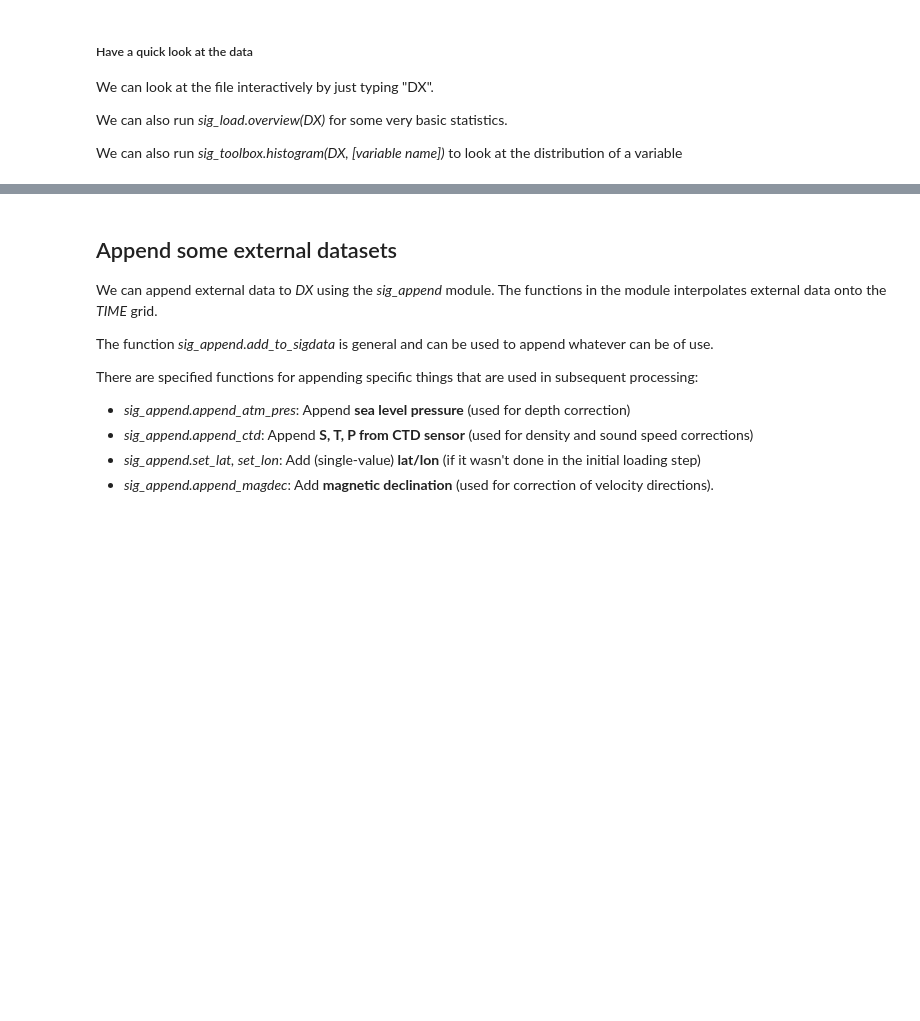
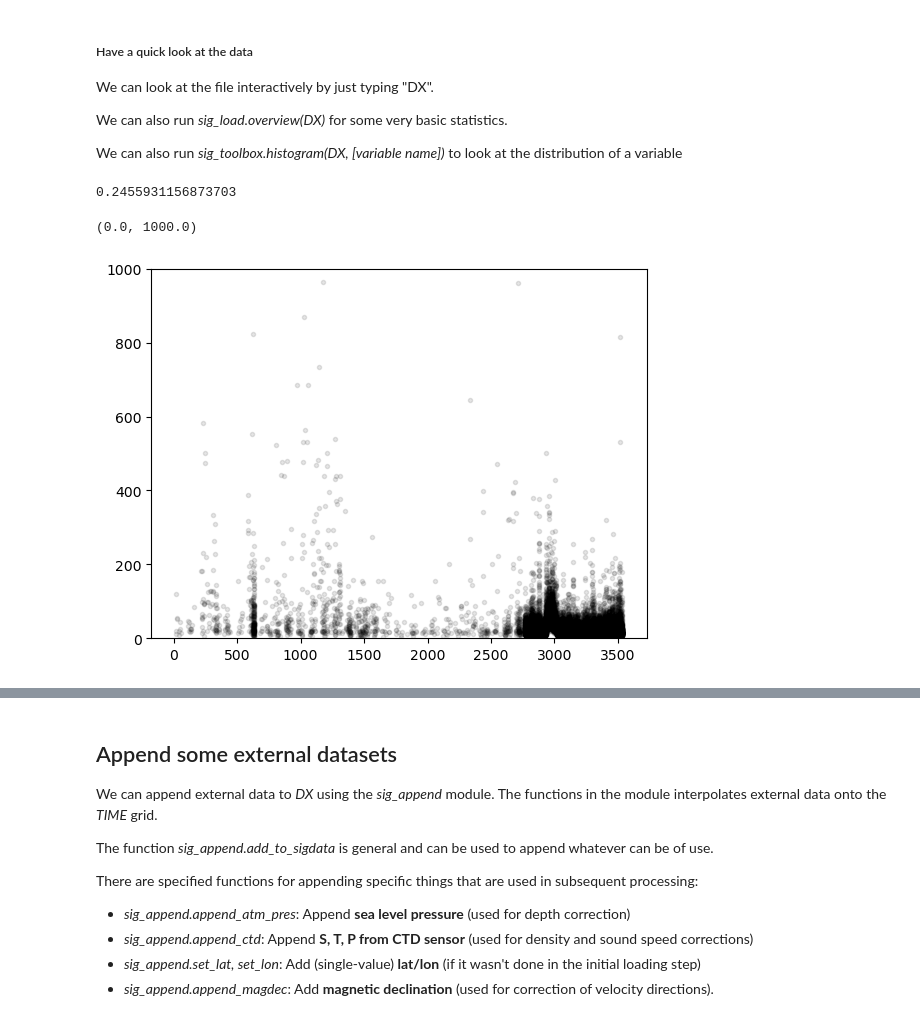
Before and after one commit to oyvfoss/pyiceproc, a Jupyter notebook: examples/Fleshed out example, M1-1 data.ipynb, the cells around one changed output, grey strips where cells are left out. Cells and saved outputs as stored; diff of their text form; code cells hidden in the pictures; blank space fills up the shorter version.

```diff
--- a/examples/Fleshed out example, M1-1 data.ipynb
+++ b/examples/Fleshed out example, M1-1 data.ipynb
@@ -77,5 +77,16 @@ We can look at the file interactively by just typing "DX".
 We can also run *sig_load.overview(DX)* for some very basic statistics.
 
 We can also run *sig_toolbox.histogram(DX, [variable name])* to look at the distribution of a variable
+# %%
+(-(dx.Average_Time - dx.AverageIce_Time).median().data)*86400
+# %% [output]
+0.2455931156873703
+# %%
+fig, ax = plt.subplots()
+ax.plot(DX.AverageIce_FOMBeam4, '.k', alpha = 0.1)
+ax.set_ylim(0, 1000)
+# %% [output]
+(0.0, 1000.0)
+[figure, added]
 # %%
 sig_load.overview(DX)
```
Also changed, not shown: parts of 81 cells of this notebook, 2 other files.
